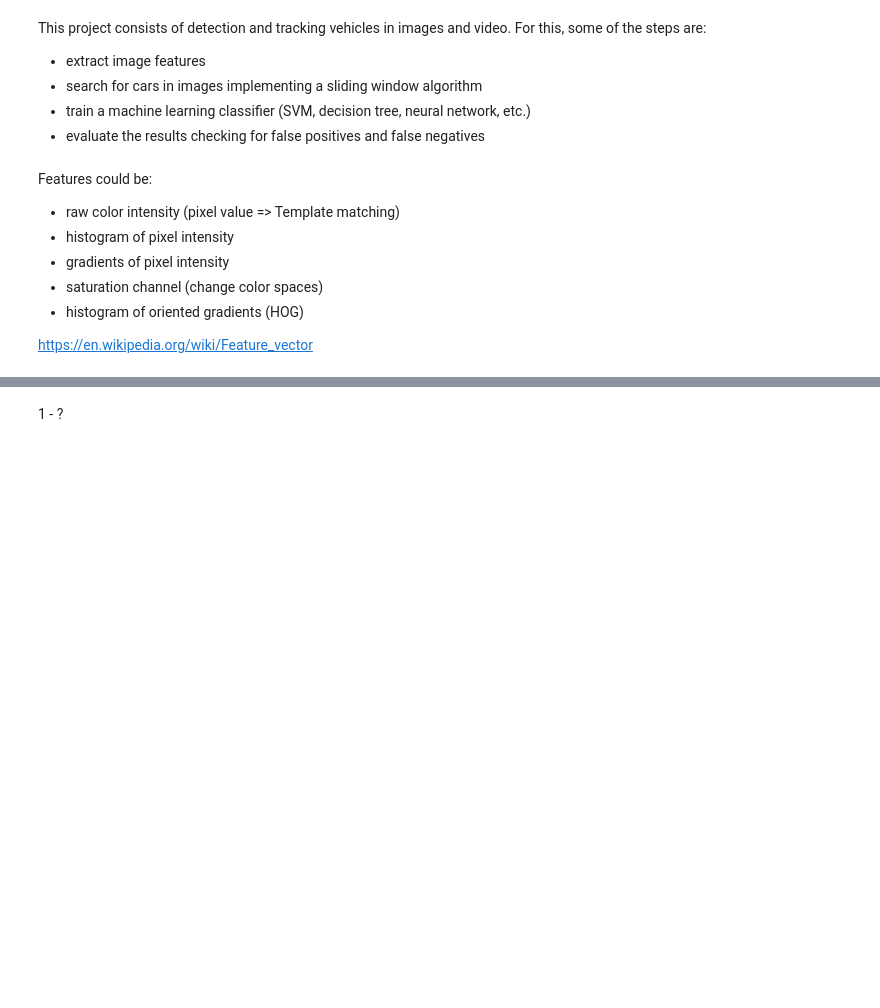
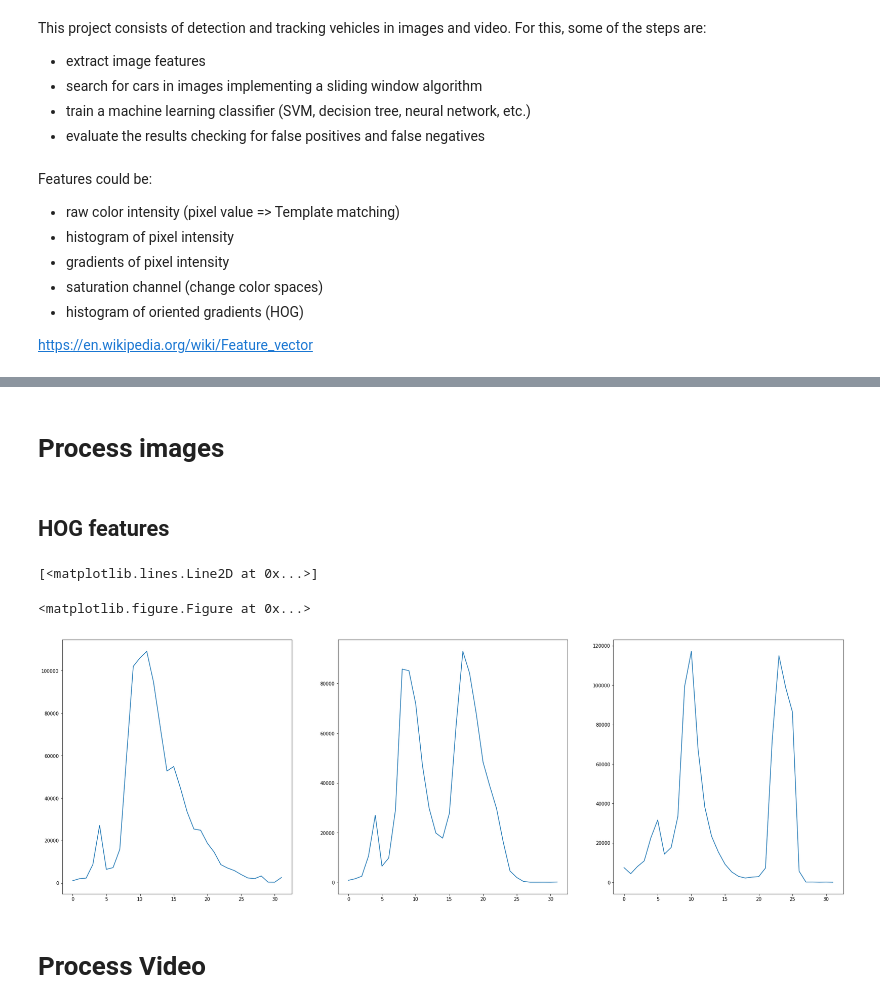
Before and after one commit to bgcarvalho/CarND-Term1-P5, a Jupyter notebook: Notebook.ipynb, the cells around one changed output, grey strips where cells are left out. Saved outputs shown, nothing was run; the diff lists cells and outputs as text; code cells hidden in the pictures; blank space fills up the shorter version.

```diff
--- a/Notebook.ipynb
+++ b/Notebook.ipynb
@@ -367,2 +387,0 @@ labels = label(heatmap)
-# %% [markdown]
-1 - ?
@@ -369,3 +392,23 @@ labels = label(heatmap)
+# %% [markdown]
+# Process images
+# %% [markdown]
+## HOG features
+# %%
+filen = str(np.random.randint(1, 6))
+img = mpimg.imread('./test_images/test' + filen + '.jpg')
+
+rhist, ghist, bhist, bin_centers, hist_features = color_hist(img, nbins=32, bins_range=(0, 256))
+
+plt.figure()
+fig, axs = plt.subplots(1, 3, figsize=(30, 10))
+#rint(rhist)
+axs[0].plot(rhist[0])
+axs[1].plot(ghist[0])
+axs[2].plot(bhist[0])
+# %% [output]
+[<matplotlib.lines.Line2D at 0x...>]
+<matplotlib.figure.Figure at 0x...>
+[figure, added]
 # %%
 # Read in car and non-car images
 images = glob.glob('*.jpeg')
@@ -408,3 +451,5 @@ svc.fit(X_train, y_train)
 t2 = time.time()
 
 print('Test Accuracy of SVC = ', svc.score(X_test, y_test))
+# %% [markdown]
+# Process Video
```
Also changed, not shown: parts of 7 cells of this notebook, 2 other files.
